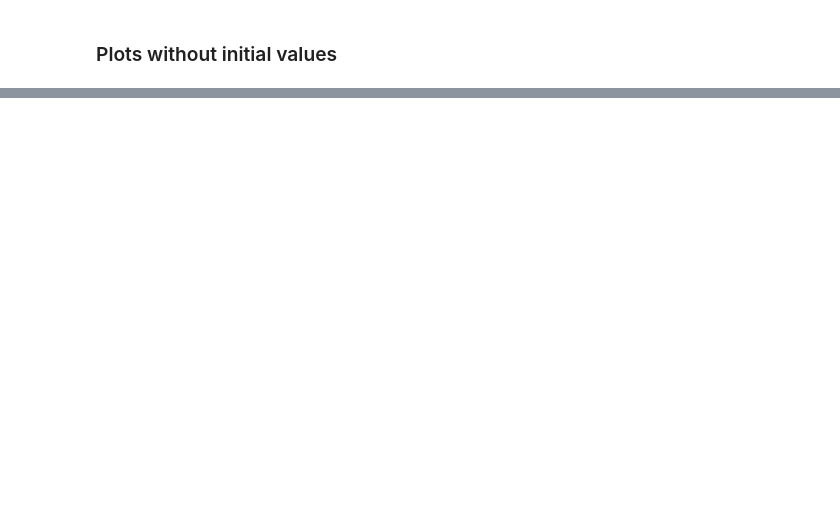
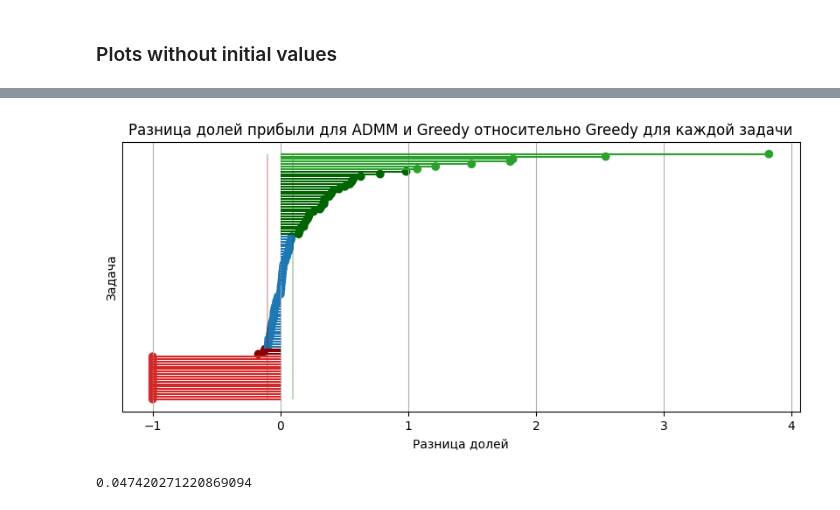
Before and after one commit to makselivanov/admm, a Jupyter notebook: experiments.ipynb, the cells around one changed output, grey strips where cells are left out. Drawn from its saved outputs; the diff is of its cells as text; code cells hidden in the pictures; blank space fills up the shorter version.

```diff
--- a/experiments.ipynb
+++ b/experiments.ipynb
@@ -159,0 +187,35 @@ plt.show()
+# %%
+# Добавить граффик красивее, где повернут на 90 и как-то кумулитирует
+
+sorted_delta_admm_greedy = sorted(delta_admm_greedy)
+
+def get_color(x):
+    if (x == -1):
+        return "tab:red"
+    if (x >= 1):
+        return "tab:green"
+    if (x >= 0.1):
+        return "darkgreen"
+    if (x <= -0.1):
+        return "darkred"
+    return "tab:blue"
+
+plt.figure(figsize=(10, 4))
+plt.grid()
+color = [get_color(x) for x in sorted_delta_admm_greedy]
+plt.vlines([-0.1, 0.1], [0], [len(sorted_delta_admm_greedy) - 1], color=["darkred", "darkgreen"], alpha=0.25)
+plt.scatter(sorted_delta_admm_greedy, xs, color=color)
+plt.hlines(xs, [0], sorted_delta_admm_greedy, color=color)
+
+plt.title("Разница долей прибыли для ADMM и Greedy относительно Greedy для каждой задачи")
+plt.xlabel("Разница долей")
+plt.ylabel("Задача")
+plt.yticks([])
+plt.savefig("images/Profits_Sorted_Ratio_Admm_Greedy.png")
+plt.show()
+# %% [output]
+[figure, added]
+# %%
+np.mean(delta_admm_greedy)
+# %% [output]
+0.047420271220869094
```
Also changed, not shown: parts of 4 cells of this notebook, 5 other files.
